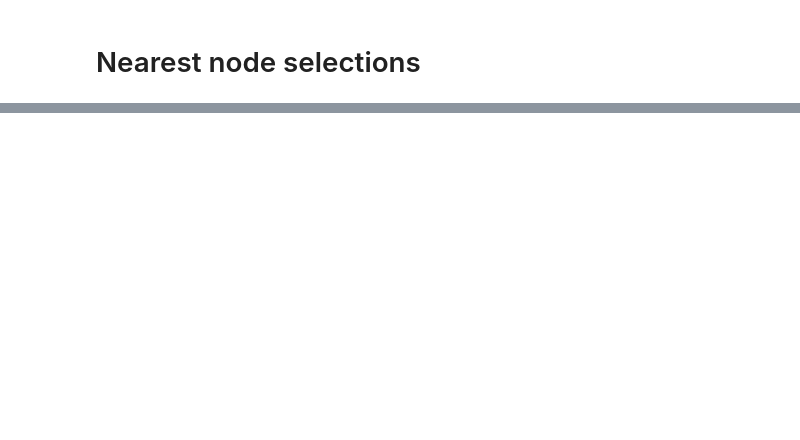
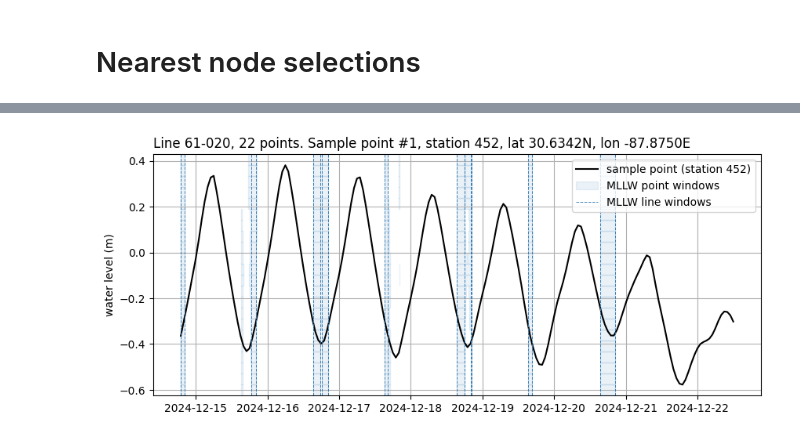
Before and after one commit to noaa-ocs-modeling/ngs-flight-planning, a Jupyter notebook: map_check_calculations.ipynb, the cells around one changed output, grey strips where cells are left out. Cells and saved outputs as stored; diff of their text form; code cells hidden in the pictures; blank space fills up the shorter version.

```diff
--- a/map_check_calculations.ipynb
+++ b/map_check_calculations.ipynb
@@ -125,0 +257,89 @@ tiles * calc_image_plot * calc_line_plot * nearest_node_plot * node_lines_plot
+# %%
+# Choose the line
+# This corresponds the the LINE value in df_lines.
+line = '61-020'
+# %%
+# Plot time series and windows.
+
+# Select the data.
+df_line_plot = df_line_windows.loc[df_line_windows.line == line]
+df_point_plot = df_point_windows.loc[df_point_windows.line == line]
+
+# Work out mapping from points on this line to interval [0,1].
+n_points = df_lines.loc[df_lines.LINE == line, 'PHOTOS'].values[0]
+df_ylims = pd.DataFrame(
+    data={
+        'ymin':np.linspace(0.0, 1.0, n_points, endpoint=False),
+        'ymax':np.linspace(1.0/n_points, 1.0, n_points, endpoint=True)
+    },
+    index=df_points.loc[df_points.LINE == line].index
+)
+if 'ymin' in df_point_plot.columns:
+    df_point_plot = df_point_plot.drop(columns=['ymin', 'ymax'])
+df_point_plot = df_point_plot.join(df_ylims, on='station')
+
+# Define function to map from [0,1] to plot limits.
+def scale_ylims(val_01, yrange):
+    return yrange[0] + (val_01 * (yrange[1] - yrange[0]))
+
+# First plot the timeseries from this line's first station, for a base plot.
+# Plot time series and windows.
+cols = ['#377eb8', '#ff7f00', '#4daf4a', '#f781bf']
+fig, ax = plt.subplots(figsize=(10,4))
+ax.grid()
+
+# Plot water level.
+plt.plot(ds_points_model_timeseries.time,
+         ds_points_model_timeseries.zeta.isel(station=df_point_plot.station.iloc[0]),
+         c='k',
+         label=f'sample point (station {df_point_plot.station.iloc[0]})')
+ylims = ax.get_ylim()
+
+for idat, dat in enumerate(datums):
+    # Subset points to just this datum.
+    df_line_plot_dat = df_line_plot.loc[df_line_plot.datum == dat]
+    df_point_plot_dat = df_point_plot.loc[df_point_plot.datum == dat]
+
+    # Plot point-wise time windows.
+    if not df_point_plot_dat.index.empty:
+        for iwindow in df_point_plot_dat.index:
+            ax.fill_betweenx(
+                [scale_ylims(df_point_plot_dat.loc[iwindow, 'ymin'], ylims),
+                 scale_ylims(df_point_plot_dat.loc[iwindow, 'ymax'], ylims)],
+                df_point_plot_dat.loc[iwindow, 'start_time'],
+                df_point_plot_dat.loc[iwindow, 'end_time'],
+                color=cols[idat], alpha=0.1,
+                label=dat.upper() + ' point windows'
+            )
+    else:
+        pass
+
+    # Plot line-wise time windows.
+    if not df_line_plot_dat.index.empty:
+        for iwindow in df_line_plot_dat.index:
+            ax.axvline(df_line_plot_dat.loc[iwindow, 'start_time'],
+                       c=cols[idat], linestyle='--', linewidth=0.7,
+                       label=dat.upper() + ' line windows')
+            ax.axvline(df_line_plot_dat.loc[iwindow, 'end_time'],
+                       c=cols[idat], linestyle='--', linewidth=0.7)
+    else:
+        pass
+
+ax.set_ylim(ylims)
+
+# Plot legend (without duplicate labels).
+handles, labels = plt.gca().get_legend_handles_labels()
+by_label = dict(zip(labels, handles))
+ax.legend(by_label.values(), by_label.keys(), loc='upper right')
+
+ax.set_ylabel('water level (m)')
+ax.set_title(f'Line {line}, {n_points} points. ' +
+             f'Sample point #{df_points.loc[df_point_plot.station.iloc[0], 'POINT_NUM']},' +
+             f' station {df_point_plot.station.iloc[0]},' +
+             f' lat {df_points.loc[df_point_plot.station.iloc[0], 'LAT']:.4f}N, ' +
+             f'lon {df_points.loc[df_point_plot.station.iloc[0], 'LON']:.4f}E',
+             loc='left')
+
+# Also print out windows.
+print(df_line_plot)
+# %% [output]
@@ -125,0 +356 @@ tiles * calc_image_plot * calc_line_plot * nearest_node_plot * node_lines_plot
+[figure, added]
```
Also changed, not shown: parts of 13 cells of this notebook.
